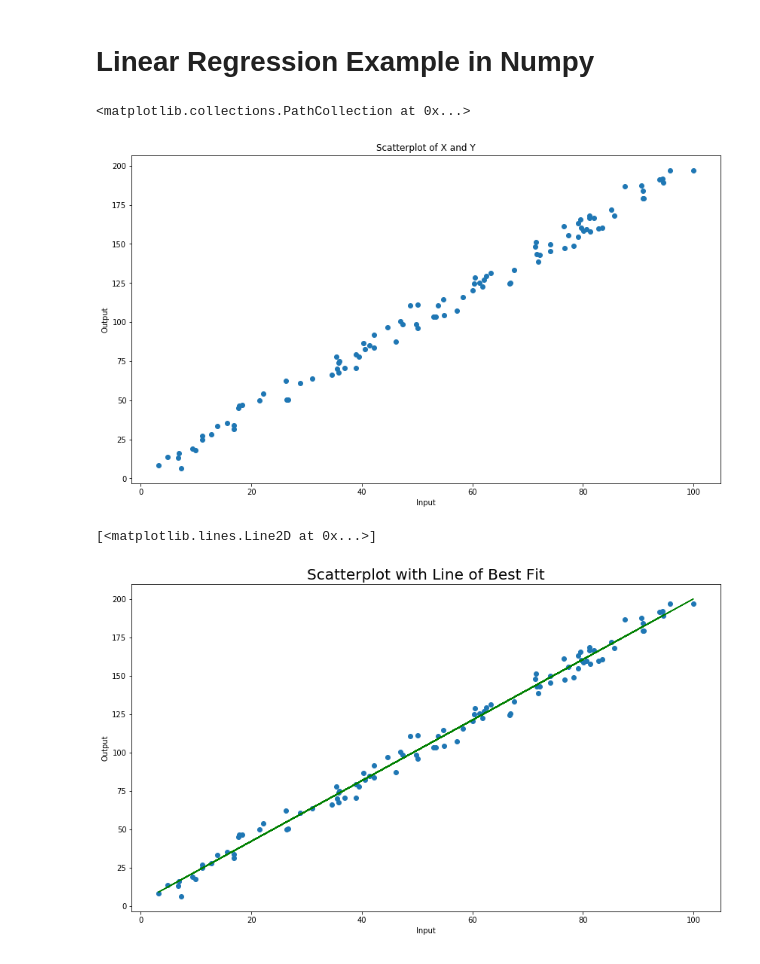
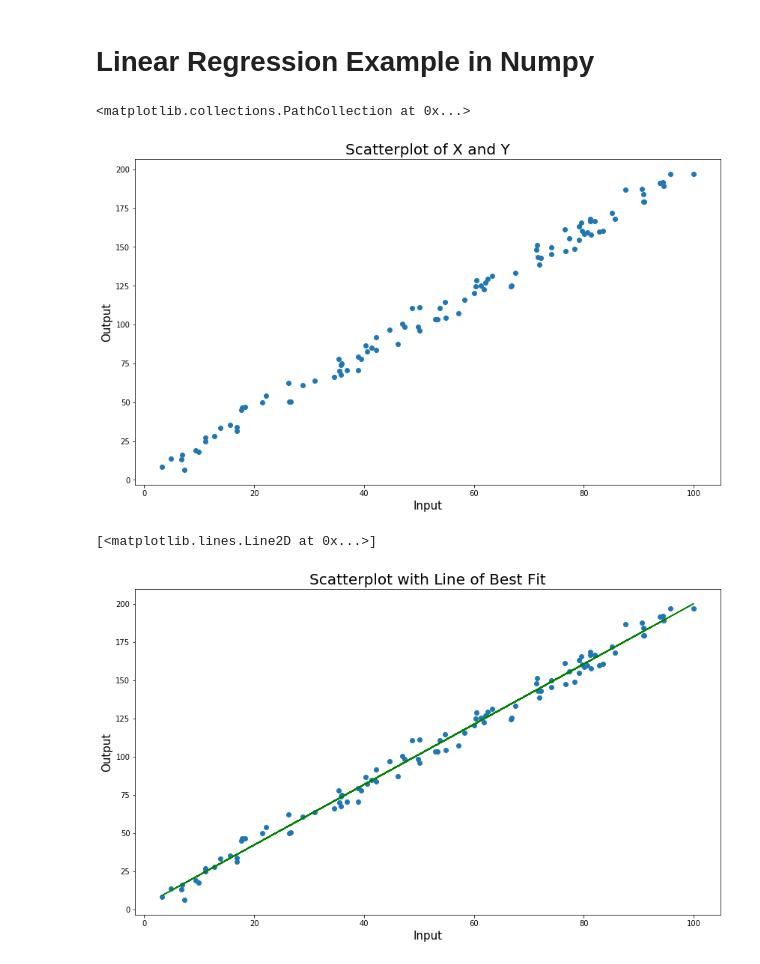
Before and after one commit to TheChanRProject/M297, a Jupyter notebook: theory/notebooks/Linear Regression.ipynb, the cells around one changed output. Saved outputs shown, nothing was run; the diff lists cells and outputs as text; code cells hidden in the pictures.

```diff
--- a/theory/notebooks/Linear Regression.ipynb
+++ b/theory/notebooks/Linear Regression.ipynb
@@ -131,35 +131,35 @@ X = data['X']
 Y = data['Y']
 
 plt.figure(figsize=(14,8))
-plt.title("Scatterplot of X and Y")
-plt.xlabel("Input")
-plt.ylabel("Output")
+plt.title("Scatterplot of X and Y", size="20")
+plt.xlabel("Input", size="15")
+plt.ylabel("Output", size="15")
 plt.scatter(X,Y)
 # %% [output]
 <matplotlib.collections.PathCollection at 0x...>
-[figure, old version]
+[figure, new version]
 # %%
 # Let's create the regression model
 
 # For our line of best fit, we know that the denominators for beta 1 and beta 0 are the same so let's set up a variable
 X = np.array(X)
 Y = np.array(Y)
 denominator = X.dot(X) - X.mean() * X.sum()
 beta_1 = (X.dot(Y) - Y.mean()*X.sum()) / denominator
 beta_0 = (Y.mean() * X.dot(X) - X.mean() * X.dot(Y)) / denominator
 
 # our regression model
 
 y_hat = beta_1 * X + beta_0
 
 # Plotting the line of best fit
 
 plt.figure(figsize=(14,8))
 plt.title("Scatterplot with Line of Best Fit", size="20")
-plt.xlabel("Input")
-plt.ylabel("Output")
+plt.xlabel("Input", size="15")
+plt.ylabel("Output", size="15")
 plt.scatter(X,Y)
 plt.plot(X, y_hat, 'g')
 # %% [output]
 [<matplotlib.lines.Line2D at 0x...>]
-[figure, old version]
+[figure, new version]
```
